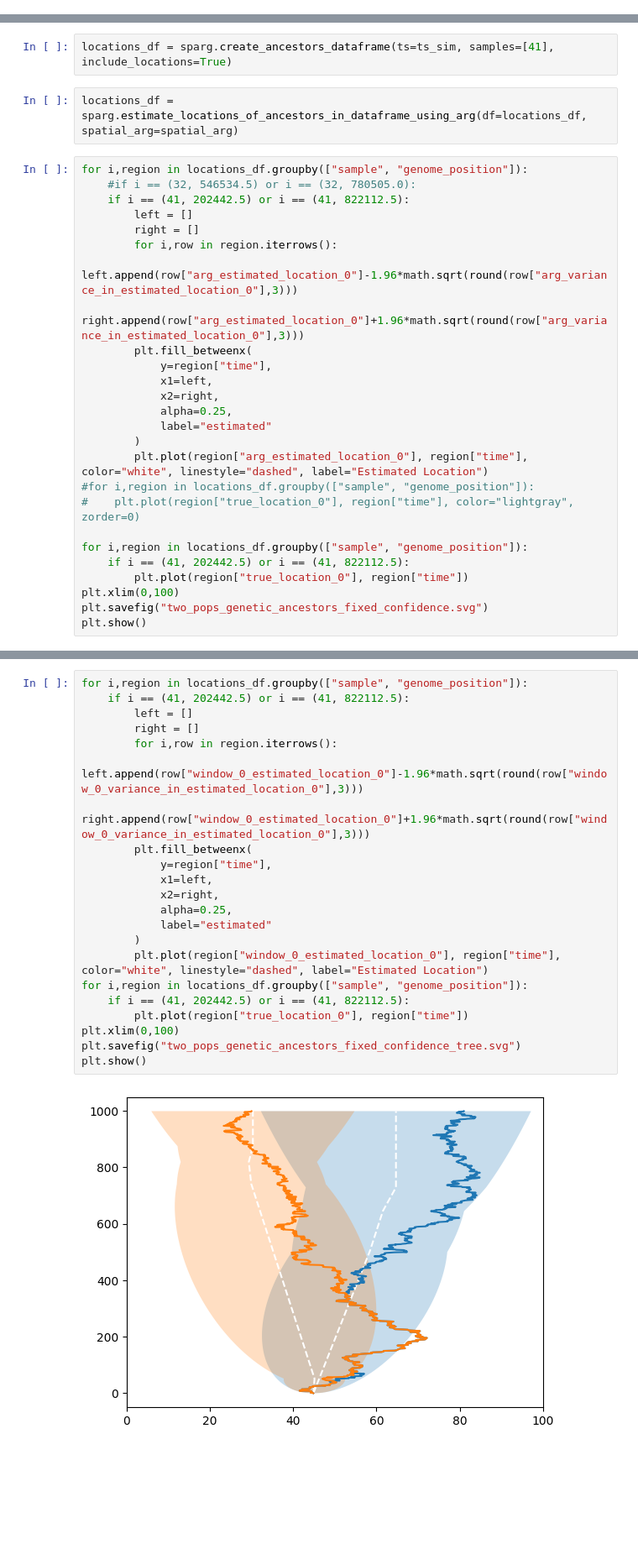
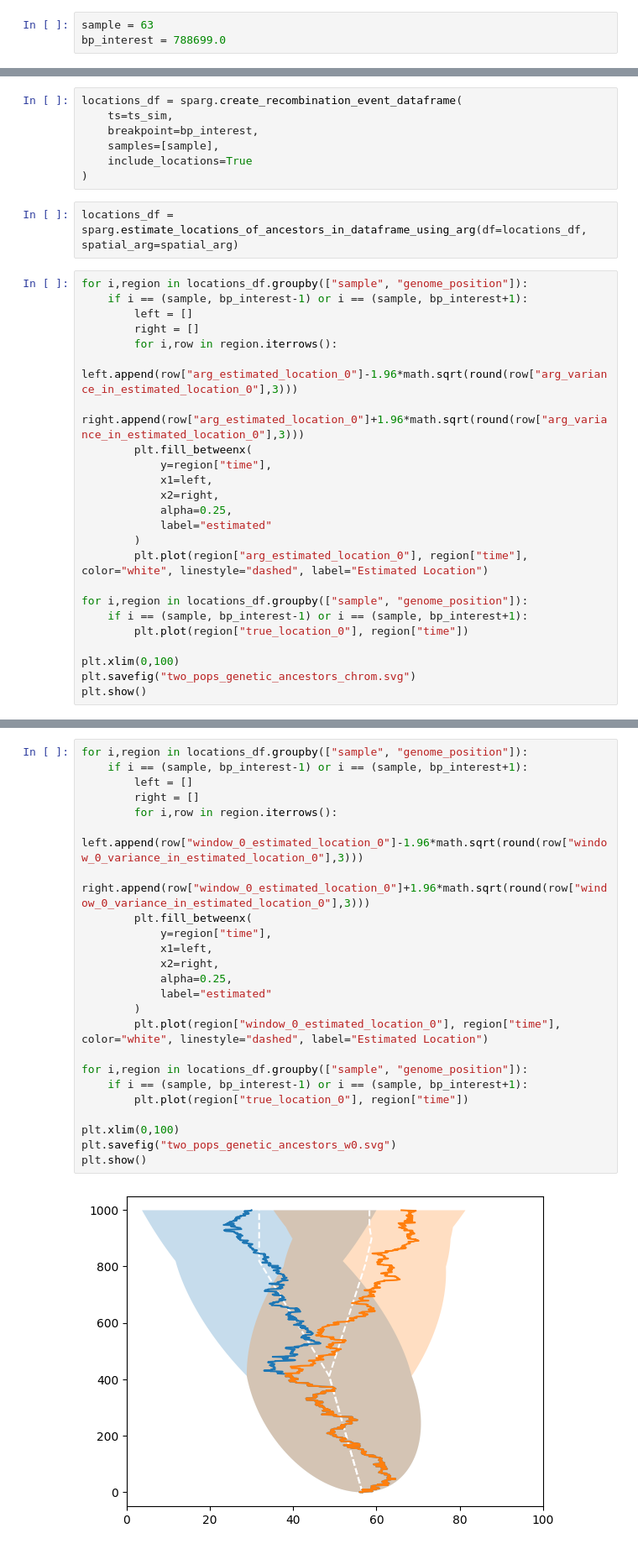
Before and after one commit to osmond-lab/sparg, a Jupyter notebook: figures/final/Fig7_two_pops/code/two_pops.ipynb, the cells around one changed output, grey strips where cells are left out. Shown at 84% size. Cells and saved outputs as stored; diff of their text form; blank space fills up the shorter version.

Commit message:
fixing Fig7_two_pops
This figure has gone missing so rerunning. Will be slightly different but same general concept.

```diff
--- a/figures/final/Fig7_two_pops/code/two_pops.ipynb
+++ b/figures/final/Fig7_two_pops/code/two_pops.ipynb
@@ -42,2 +74,5 @@ for sample in subpop_and_seq_len:
+# %%
+sample = 63
+bp_interest = 788699.0
 # %%
 plt.scatter(location_x, composition, color="black")
@@ -64,11 +99,15 @@ Completed building SpatialARG object - Total Elapsed Time: 1.74
 # %%
-locations_df = sparg.create_ancestors_dataframe(ts=ts_sim, samples=[41], include_locations=True)
+locations_df = sparg.create_recombination_event_dataframe(
+    ts=ts_sim,
+    breakpoint=bp_interest,
+    samples=[sample],
+    include_locations=True
+)
 # %%
 locations_df = sparg.estimate_locations_of_ancestors_in_dataframe_using_arg(df=locations_df, spatial_arg=spatial_arg)
 # %%
 for i,region in locations_df.groupby(["sample", "genome_position"]):
-    #if i == (32, 546534.5) or i == (32, 780505.0):
-    if i == (41, 202442.5) or i == (41, 822112.5):
+    if i == (sample, bp_interest-1) or i == (sample, bp_interest+1):
         left = []
         right = []
         for i,row in region.iterrows():
@@ -82,13 +121,12 @@ for i,region in locations_df.groupby(["sample", "genome_position"]):
             label="estimated"
         )
         plt.plot(region["arg_estimated_location_0"], region["time"], color="white", linestyle="dashed", label="Estimated Location")
-#for i,region in locations_df.groupby(["sample", "genome_position"]):
-#    plt.plot(region["true_location_0"], region["time"], color="lightgray", zorder=0)
 
 for i,region in locations_df.groupby(["sample", "genome_position"]):
-    if i == (41, 202442.5) or i == (41, 822112.5):
+    if i == (sample, bp_interest-1) or i == (sample, bp_interest+1):
         plt.plot(region["true_location_0"], region["time"])
+
 plt.xlim(0,100)
-plt.savefig("two_pops_genetic_ancestors_fixed_confidence.svg")
+plt.savefig("two_pops_genetic_ancestors_chrom.svg")
 plt.show()
 # %% [output]
@@ -98,24 +139,26 @@ locations_df = sparg.estimate_locations_of_ancestors_in_dataframe_using_window(d
 # %%
 for i,region in locations_df.groupby(["sample", "genome_position"]):
-    if i == (41, 202442.5) or i == (41, 822112.5):
+    if i == (sample, bp_interest-1) or i == (sample, bp_interest+1):
         left = []
         right = []
         for i,row in region.iterrows():
             left.append(row["window_0_estimated_location_0"]-1.96*math.sqrt(round(row["window_0_variance_in_estimated_location_0"],3)))
             right.append(row["window_0_estimated_location_0"]+1.96*math.sqrt(round(row["window_0_variance_in_estimated_location_0"],3)))
         plt.fill_betweenx(
             y=region["time"],
             x1=left,
             x2=right,
             alpha=0.25,
             label="estimated"
         )
         plt.plot(region["window_0_estimated_location_0"], region["time"], color="white", linestyle="dashed", label="Estimated Location")
+
 for i,region in locations_df.groupby(["sample", "genome_position"]):
-    if i == (41, 202442.5) or i == (41, 822112.5):
+    if i == (sample, bp_interest-1) or i == (sample, bp_interest+1):
         plt.plot(region["true_location_0"], region["time"])
+
 plt.xlim(0,100)
-plt.savefig("two_pops_genetic_ancestors_fixed_confidence_tree.svg")
+plt.savefig("two_pops_genetic_ancestors_w0.svg")
 plt.show()
 # %% [output]
-[figure, old version]
+[figure, new version]
```
Also changed, not shown: parts of 21 cells of this notebook, 16 other files.
